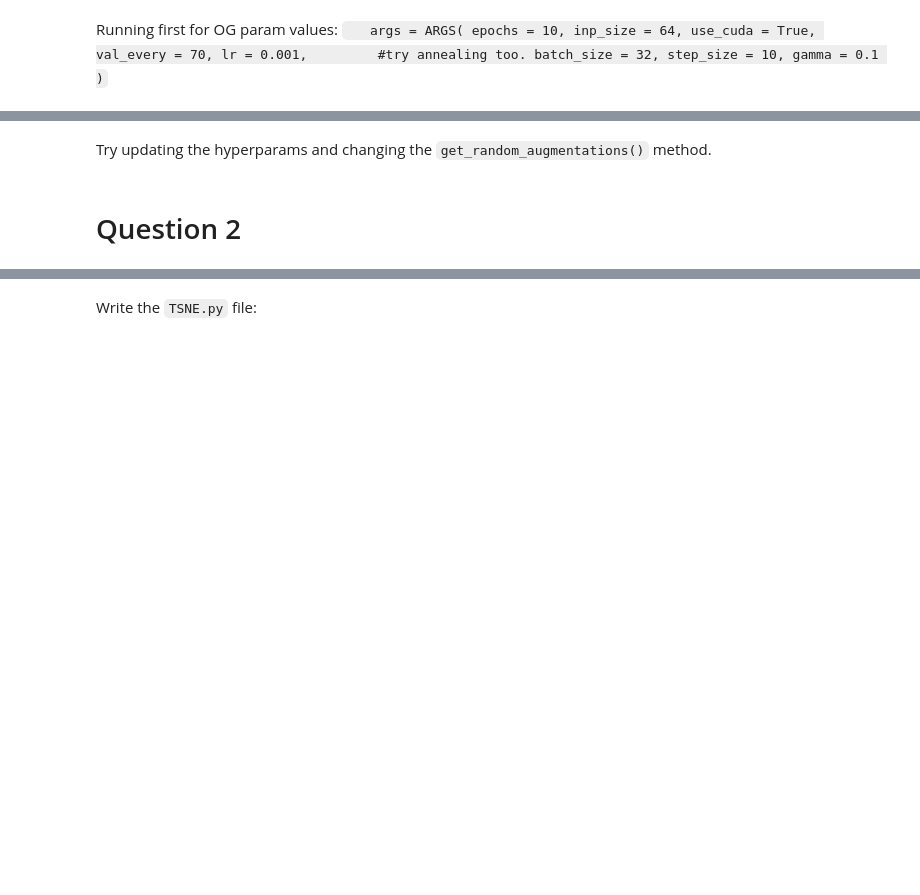
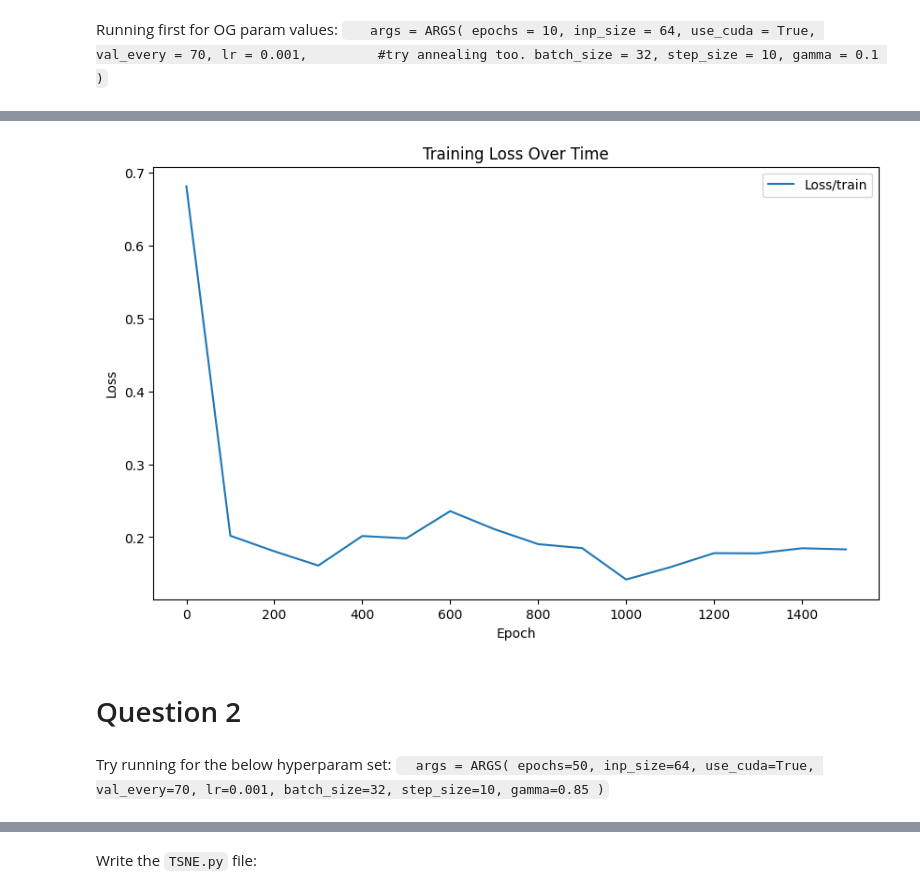
Before and after one commit to JamesEmi/VLRhw1, a Jupyter notebook: q1_q2_classification/VLR_hw1_fullrun.ipynb, the cells around one changed output, grey strips where cells are left out. Saved outputs shown, nothing was run; the diff lists cells and outputs as text; code cells hidden in the pictures; blank space fills up the shorter version.

```diff
--- a/q1_q2_classification/VLR_hw1_fullrun.ipynb
+++ b/q1_q2_classification/VLR_hw1_fullrun.ipynb
@@ -241,2 +200,0 @@ test map: 0.16800348629580925
-# %% [markdown]
-Try updating the hyperparams and changing the `get_random_augmentations()` method.
@@ -251,5 +201,57 @@ Try updating the hyperparams and changing the `get_random_augmentations()` metho
+# %%
+#To get necessary plots as images
+import matplotlib.pyplot as plt
+from tensorboard.backend.event_processing.event_accumulator import EventAccumulator
+
+def plot_tensorboard_log(log_path, tag, xlabel, ylabel, title):
+
+    # Load TensorBoard logs.
+    event_acc = EventAccumulator('/content/runs/og_aug1')
+    event_acc.Reload()
+
+    # Get data
+    data = {}
+
+    for scalar_event in event_acc.Scalars(tag):
+        step = scalar_event.step
+        value = scalar_event.value
+        data[step] = value
+
+    # Create a figure
+    fig, ax = plt.subplots(figsize=(10, 6))
+
+    # Plot data
+    ax.plot(list(data.keys()), list(data.values()), label=tag)
+
+    # Add labels and title
+    ax.set_xlabel(xlabel)
+    ax.set_ylabel(ylabel)
+    ax.set_title(title)
+    ax.legend()
+
+    # Save plot as a file
+    plt.savefig(f"{title.replace(' ', '_')}.png")
+
+    # Display the plot
+    plt.show()
+# %%
+plot_tensorboard_log('/content/runs/og_aug1', 'Loss/train', 'Epoch', 'Loss', 'Training Loss Over Time')
+# %% [output]
+[figure, added]
 # %% [markdown]
 # Question 2
+# %% [markdown]
+Try running for the below hyperparam set:
+`  args = ARGS(
+        epochs=50,
+        inp_size=64,
+        use_cuda=True,
+        val_every=70,
+        lr=0.001,
+        batch_size=32,
+        step_size=10,
+        gamma=0.85
+    )`
 # %%
 !python3 /content/VLRhw1/q1_q2_classification/train_q2.py
 # %% [output]
```
Also changed, not shown: parts of 25 cells of this notebook.
